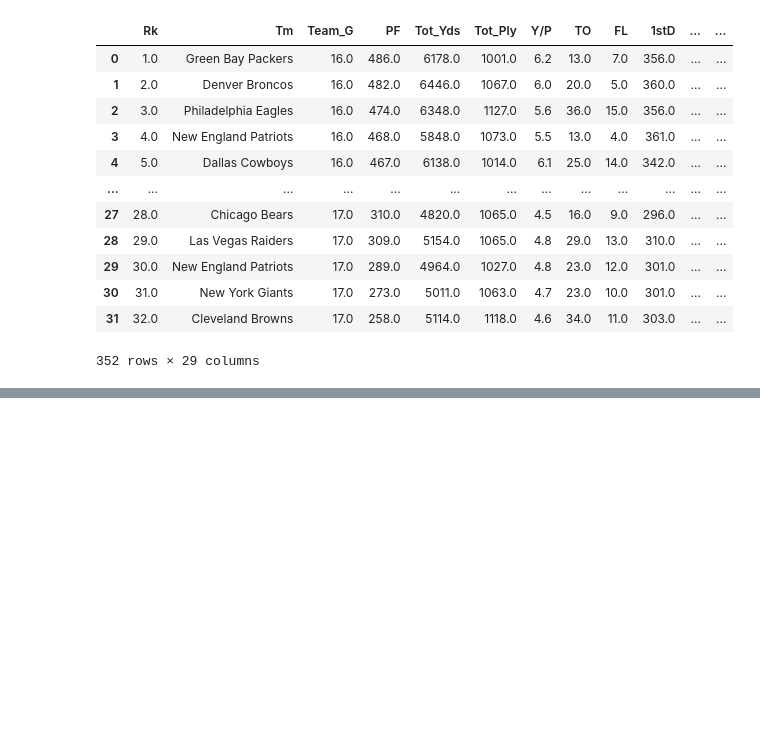
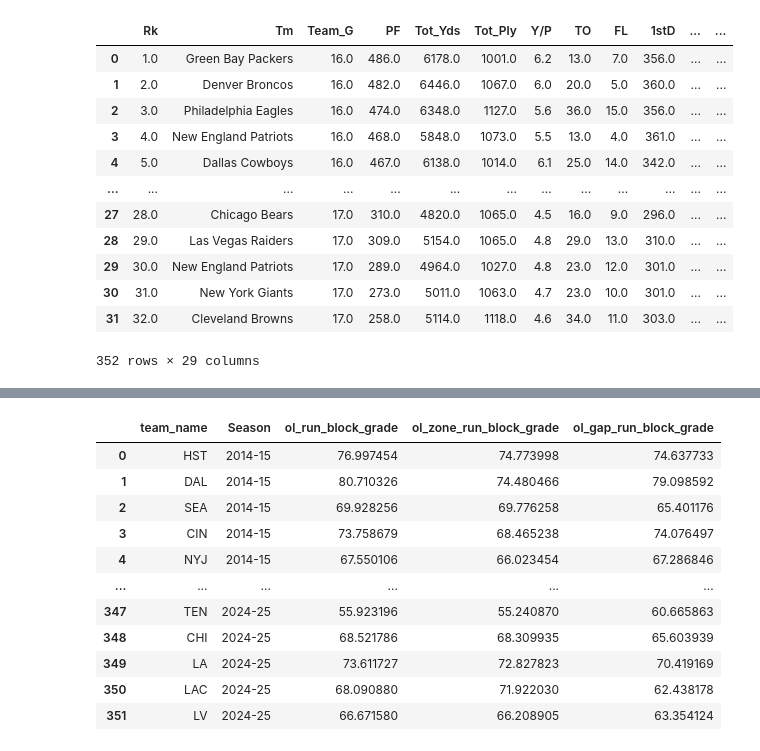
Before and after one commit to scottbwinner/NFL-Models, a Jupyter notebook: rb_models/rb_data_processing.ipynb, the cells around one changed output, grey strips where cells are left out. Cells and saved outputs as stored; diff of their text form; code cells hidden in the pictures; blank space fills up the shorter version.

Commit message:
Adding pff_ol_run data and processing

```diff
--- a/rb_models/rb_data_processing.ipynb
+++ b/rb_models/rb_data_processing.ipynb
@@ -281,2 +283,97 @@ Reading in rb_depth_chart_data
 # %%
-Depth Chart
+pff_ol_run_14_15 = pd.read_csv('../fantasy_data/pff_ol_run_14-15.csv')
+pff_ol_run_15_16 = pd.read_csv('../fantasy_data/pff_ol_run_15-16.csv')
+pff_ol_run_16_17 = pd.read_csv('../fantasy_data/pff_ol_run_16-17.csv')
+pff_ol_run_17_18 = pd.read_csv('../fantasy_data/pff_ol_run_17-18.csv')
+pff_ol_run_18_19 = pd.read_csv('../fantasy_data/pff_ol_run_18-19.csv')
+pff_ol_run_19_20 = pd.read_csv('../fantasy_data/pff_ol_run_19-20.csv')
+pff_ol_run_20_21 = pd.read_csv('../fantasy_data/pff_ol_run_20-21.csv')
+pff_ol_run_21_22 = pd.read_csv('../fantasy_data/pff_ol_run_21-22.csv')
+pff_ol_run_22_23 = pd.read_csv('../fantasy_data/pff_ol_run_22-23.csv')
+pff_ol_run_23_24 = pd.read_csv('../fantasy_data/pff_ol_run_23-24.csv')
+pff_ol_run_24_25 = pd.read_csv('../fantasy_data/pff_ol_run_24-25.csv')
+
+pff_ol_run_14_15['Season'] = '2014-15'
+pff_ol_run_15_16['Season'] = '2015-16'
+pff_ol_run_16_17['Season'] = '2016-17'
+pff_ol_run_17_18['Season'] = '2017-18'
+pff_ol_run_18_19['Season'] = '2018-19'
+pff_ol_run_19_20['Season'] = '2019-20'
+pff_ol_run_20_21['Season'] = '2020-21'
+pff_ol_run_21_22['Season'] = '2021-22'
+pff_ol_run_22_23['Season'] = '2022-23'
+pff_ol_run_23_24['Season'] = '2023-24'
+pff_ol_run_24_25['Season'] = '2024-25'
+
+pff_ol_run = pd.concat([pff_ol_run_14_15, pff_ol_run_15_16, pff_ol_run_16_17, pff_ol_run_17_18, pff_ol_run_18_19, pff_ol_run_19_20, pff_ol_run_20_21, pff_ol_run_21_22, pff_ol_run_22_23, pff_ol_run_23_24, pff_ol_run_24_25])
+
+# Getting all team names
+
+teams = pff_ol_run['team_name'].unique()
+
+# Getting all seasons
+
+seasons = ['2014-15', '2015-16', '2016-17', '2017-18', '2018-19', '2019-20', '2020-21', '2021-22', '2022-23', '2023-24', '2024-25']
+
+# Calculating total team run block grade from individual player run block grades, weighing in number of run plays for each player
+data_rows = []
+for season in seasons:
+    for team in teams:
+        team_df = pff_ol_run[(pff_ol_run['team_name'] == team) & (pff_ol_run['Season'] == season)]
+        team_df = team_df[team_df['position'].isin(['C', 'T', 'G'])]
+
+        # Calculating overall grade
+
+        overall_df = team_df[team_df['grades_run_block'].notnull()]
+        total_run_snaps = overall_df['snap_counts_run_block'].sum()
+        overall_grade = 0
+        for index, row in overall_df.iterrows():
+            overall_grade += row['grades_run_block'] * (row['snap_counts_run_block'] / total_run_snaps)
+
+        # Calculating overall zone grade by taking in each player's grade and weighing in number of snaps
+
+        zone_df = team_df[team_df['zone_grades_run_block'].notnull()]
+        total_zone_snaps = zone_df['zone_snap_counts_run_block'].sum()
+        overall_zone_grade = 0
+        for index, row in zone_df.iterrows():
+            overall_zone_grade += row['zone_grades_run_block'] * (row['zone_snap_counts_run_block'] / total_zone_snaps)
+
+        # Calculating gap grade
+
+        gap_df = team_df[team_df['gap_grades_run_block'].notnull()]
+        total_gap_snaps = gap_df['gap_snap_counts_run_block'].sum()
+        overall_gap_grade = 0
+        for index, row in gap_df.iterrows():
+            overall_gap_grade += row['gap_grades_run_block'] * (row['gap_snap_counts_run_block'] / total_gap_snaps)
+
+        row = [team, season, overall_grade, overall_zone_grade, overall_gap_grade]
+
+        # Applying condition so old/new teams (like OAK/LV) don't have a row for every year
+
+        if ((overall_grade != 0) & (overall_zone_grade != 0) & (overall_gap_grade != 0)):
+            data_rows.append(row)
+
+
+
+
+# Define column names
+
+col_names = ['team_name', 'Season', 'ol_run_block_grade', 'ol_zone_run_block_grade', 'ol_gap_run_block_grade']
+
+# Create pandas dataframe
+
+pff_ol_run = pd.DataFrame(data_rows, columns=col_names)
+pff_ol_run
+# %% [output]
+|  | team_name | Season | ol_run_block_grade | ol_zone_run_block_grade | ol_gap_run_block_grade |
+| 0 | HST | 2014-15 | 76.997454 | 74.773998 | 74.637733 |
+| 1 | DAL | 2014-15 | 80.710326 | 74.480466 | 79.098592 |
+| 2 | SEA | 2014-15 | 69.928256 | 69.776258 | 65.401176 |
+| 3 | CIN | 2014-15 | 73.758679 | 68.465238 | 74.076497 |
+| 4 | NYJ | 2014-15 | 67.550106 | 66.023454 | 67.286846 |
+| ... | ... | ... | ... | ... | ... |
+| 347 | TEN | 2024-25 | 55.923196 | 55.240870 | 60.665863 |
+| 348 | CHI | 2024-25 | 68.521786 | 68.309935 | 65.603939 |
+| 349 | LA | 2024-25 | 73.611727 | 72.827823 | 70.419169 |
+| 350 | LAC | 2024-25 | 68.090880 | 71.922030 | 62.438178 |
+| 351 | LV | 2024-25 | 66.671580 | 66.208905 | 63.354124 |
```
Also changed, not shown: parts of 3 cells of this notebook, 11 other files.
